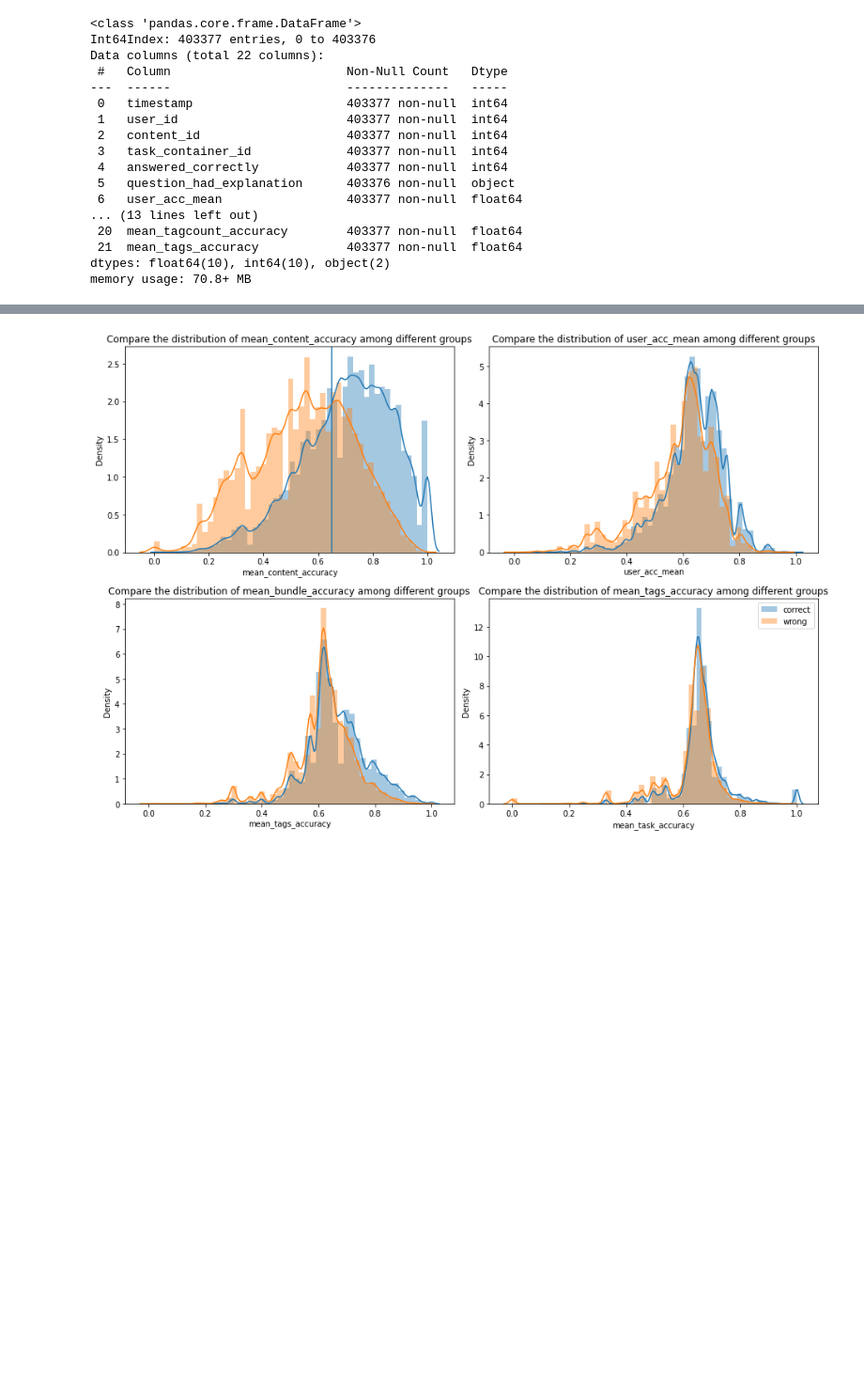
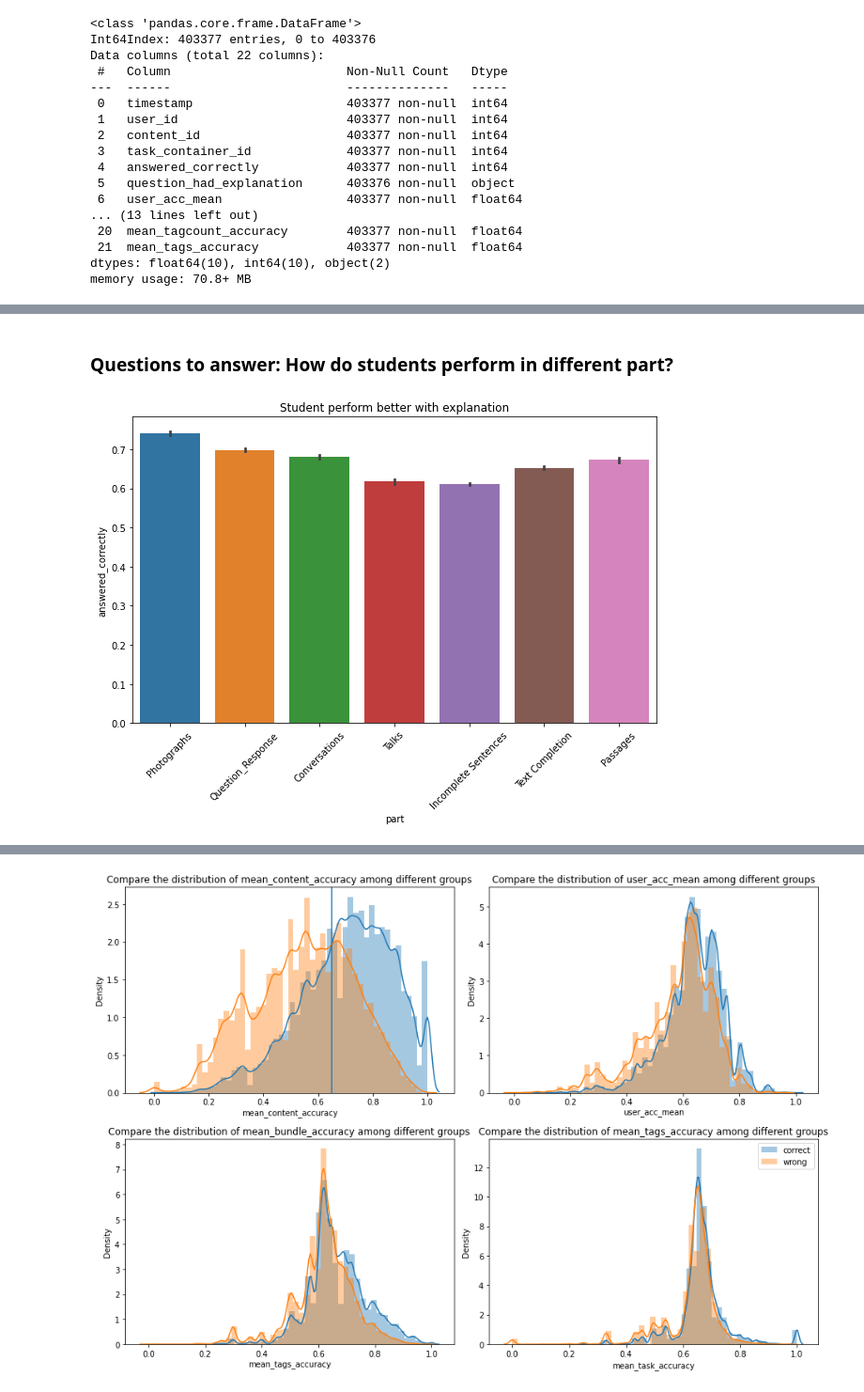
Before and after one commit to Yongliang-Shi/riiid_answer_correctness_prediction, a Jupyter notebook: explore.ipynb, the cells around one changed output, grey strips where cells are left out. Shown: that part at 94% size. Drawn from its saved outputs; the diff is of its cells as text; code cells hidden in the pictures; blank space fills up the shorter version.

Commit message:
add more meaningful plots

```diff
--- a/explore.ipynb
+++ b/explore.ipynb
@@ -87,0 +77,6 @@ correct.shape, wrong.shape
+# %%
+# Add column to specify whether a Part is reading or listening
+# Add a column to specify whether a Pat is 'incomplete sentences' or not
+
+train = train.assign(sections = np.where(train.part > 4, 'Reading', 'Listening'),
+                     is_incomplete_sentence_part = np.where(train.part == 5, 'incomplete sentences', 'other'))
@@ -87,0 +94,12 @@ correct.shape, wrong.shape
+# %% [markdown]
+### Questions to answer: How do students perform in different part?
+# %%
+plt.figure(figsize=(10, 6))
+sns.barplot(data=train, x='part', y='answered_correctly')
+plt.xticks(np.arange(0,7),
+           labels=['Photographs', 'Question_Response', "Conversations",
+                   "Talks", "Incomplete Sentences", "Text Completion", "Passages"], rotation=45)
+plt.title("Student perform better with explanation")
+plt.show()
+# %% [output]
+[figure, added]
```
Also changed, not shown: parts of 31 cells of this notebook.
